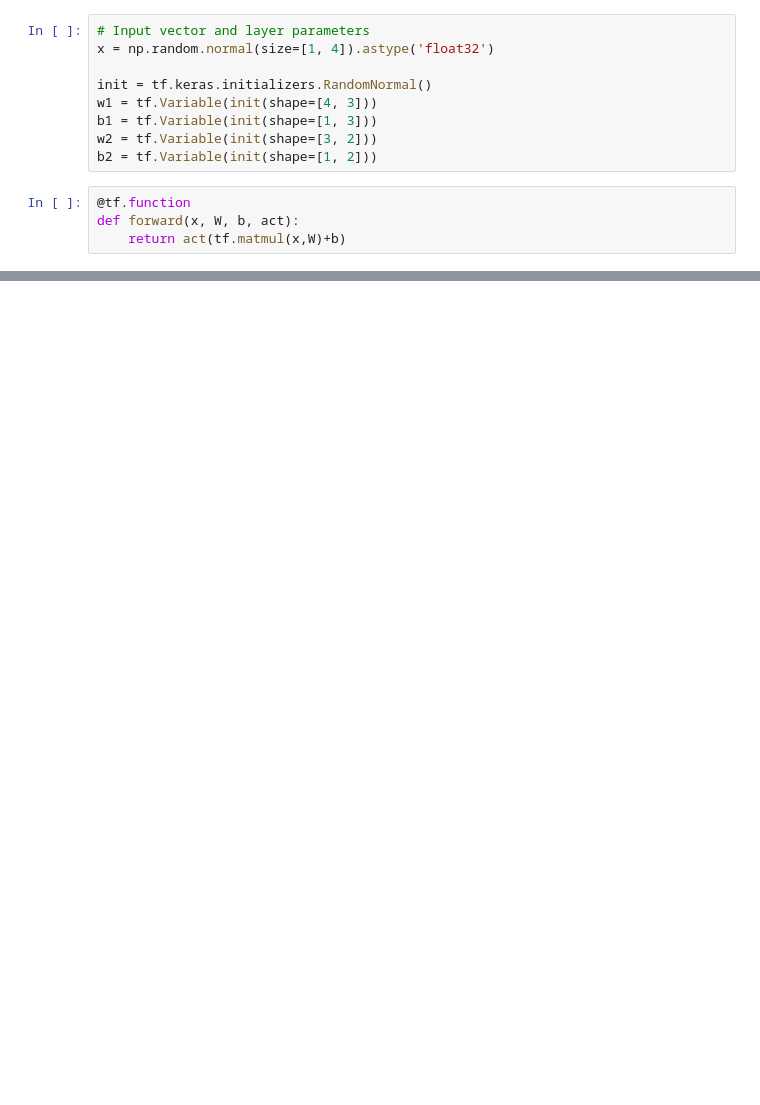
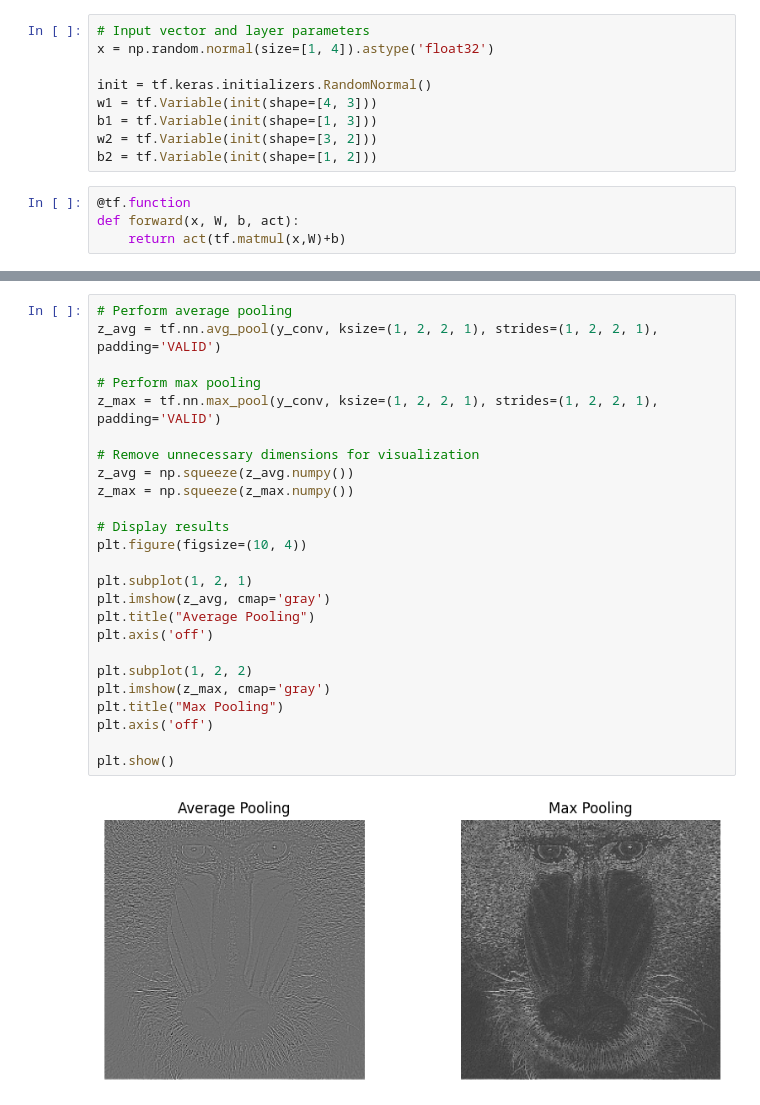
Before and after one commit to jwens85/School-Projects, a Jupyter notebook: Graduate Projects - MS AI and Machine Learning/CSC580 Capstone/Week2 Reading/TF in Action Chapter 2.ipynb, the cells around one changed output, grey strips where cells are left out. Cells and saved outputs as stored; diff of their text form; blank space fills up the shorter version.

```diff
--- a/Graduate Projects - MS AI and Machine Learning/CSC580 Capstone/Week2 Reading/TF in Action Chapter 2.ipynb
+++ b/Graduate Projects - MS AI and Machine Learning/CSC580 Capstone/Week2 Reading/TF in Action Chapter 2.ipynb
@@ -106,0 +406,27 @@ print(v_test)
+# %%
+# Perform average pooling
+z_avg = tf.nn.avg_pool(y_conv, ksize=(1, 2, 2, 1), strides=(1, 2, 2, 1), padding='VALID')
+
+# Perform max pooling
+z_max = tf.nn.max_pool(y_conv, ksize=(1, 2, 2, 1), strides=(1, 2, 2, 1), padding='VALID')
+
+# Remove unnecessary dimensions for visualization
+z_avg = np.squeeze(z_avg.numpy())
+z_max = np.squeeze(z_max.numpy())
+
+# Display results
+plt.figure(figsize=(10, 4))
+
+plt.subplot(1, 2, 1)
+plt.imshow(z_avg, cmap='gray')
+plt.title("Average Pooling")
+plt.axis('off')
+
+plt.subplot(1, 2, 2)
+plt.imshow(z_max, cmap='gray')
+plt.title("Max Pooling")
+plt.axis('off')
+
+plt.show()
+# %% [output]
+[figure, added]
```
Also changed, not shown: parts of 32 cells of this notebook, 1 other file.
